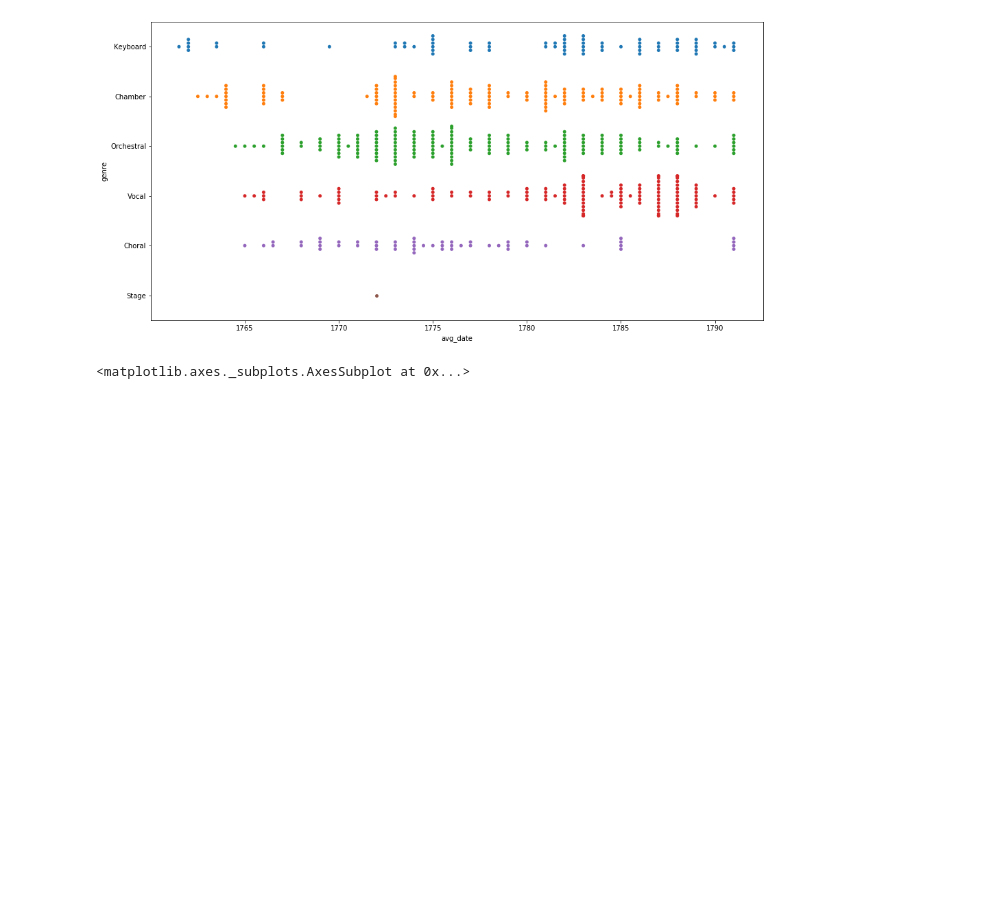
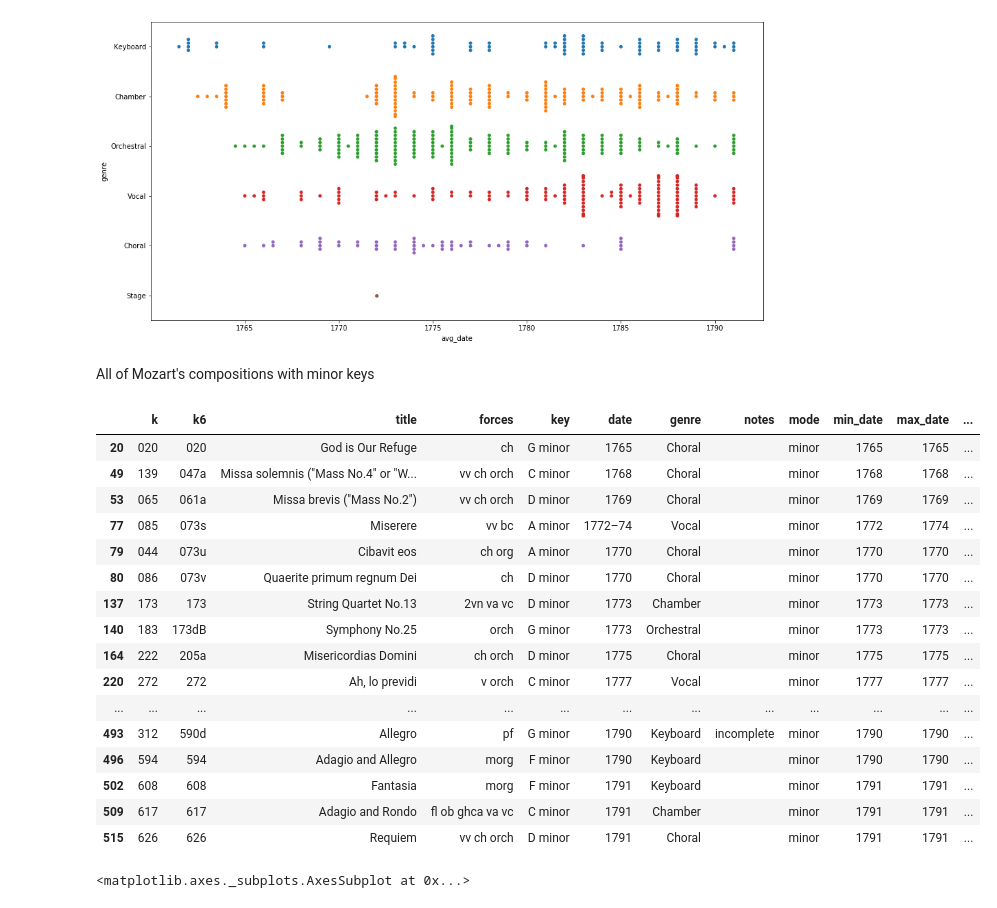
Before and after one commit to chiahsingpi/visualizing_composer, a Jupyter notebook: Mozart.ipynb, the cells around one changed output. Drawn from its saved outputs; the diff is of its cells as text; code cells hidden in the pictures; blank space fills up the shorter version.

```diff
--- a/Mozart.ipynb
+++ b/Mozart.ipynb
@@ -183,6 +183,28 @@ sns.swarmplot(x=df['avg_date'],y=df['genre'])
 # %% [output]
 <matplotlib.axes._subplots.AxesSubplot at 0x...>
 [figure]
+# %% [markdown]
+All of Mozart's compositions with minor keys
+# %%
+df.loc[df['mode'] == 'minor']
+# %% [output]
+|  | k | k6 | title | forces | key | date | genre | notes | mode | min_date | max_date | ... |
+| 20 | 020 | 020 | God is Our Refuge | ch | G minor | 1765 | Choral |  | minor | 1765 | 1765 | ... |
+| 49 | 139 | 047a | Missa solemnis ("Mass No.4" or "W... | vv ch orch | C minor | 1768 | Choral |  | minor | 1768 | 1768 | ... |
+| 53 | 065 | 061a | Missa brevis ("Mass No.2") | vv ch orch | D minor | 1769 | Choral |  | minor | 1769 | 1769 | ... |
+| 77 | 085 | 073s | Miserere | vv bc | A minor | 1772–74 | Vocal |  | minor | 1772 | 1774 | ... |
+| 79 | 044 | 073u | Cibavit eos | ch org | A minor | 1770 | Choral |  | minor | 1770 | 1770 | ... |
+| 80 | 086 | 073v | Quaerite primum regnum Dei | ch | D minor | 1770 | Choral |  | minor | 1770 | 1770 | ... |
+| 137 | 173 | 173 | String Quartet No.13 | 2vn va vc | D minor | 1773 | Chamber |  | minor | 1773 | 1773 | ... |
+| 140 | 183 | 173dB | Symphony No.25 | orch | G minor | 1773 | Orchestral |  | minor | 1773 | 1773 | ... |
+| 164 | 222 | 205a | Misericordias Domini | ch orch | D minor | 1775 | Choral |  | minor | 1775 | 1775 | ... |
+| 220 | 272 | 272 | Ah, lo previdi | v orch | C minor | 1777 | Vocal |  | minor | 1777 | 1777 | ... |
+| ... | ... | ... | ... | ... | ... | ... | ... | ... | ... | ... | ... | ... |
+| 493 | 312 | 590d | Allegro | pf | G minor | 1790 | Keyboard | incomplete | minor | 1790 | 1790 | ... |
+| 496 | 594 | 594 | Adagio and Allegro | morg | F minor | 1790 | Keyboard |  | minor | 1790 | 1790 | ... |
+| 502 | 608 | 608 | Fantasia | morg | F minor | 1791 | Keyboard |  | minor | 1791 | 1791 | ... |
+| 509 | 617 | 617 | Adagio and Rondo | fl ob ghca va vc | C minor | 1791 | Chamber |  | minor | 1791 | 1791 | ... |
+| 515 | 626 | 626 | Requiem | vv ch orch | D minor | 1791 | Choral |  | minor | 1791 | 1791 | ... |
 # %%
 # Whcih mode dominated the paino works? MAJOR!!!
 plt.figure(figsize=(16,8))
```
